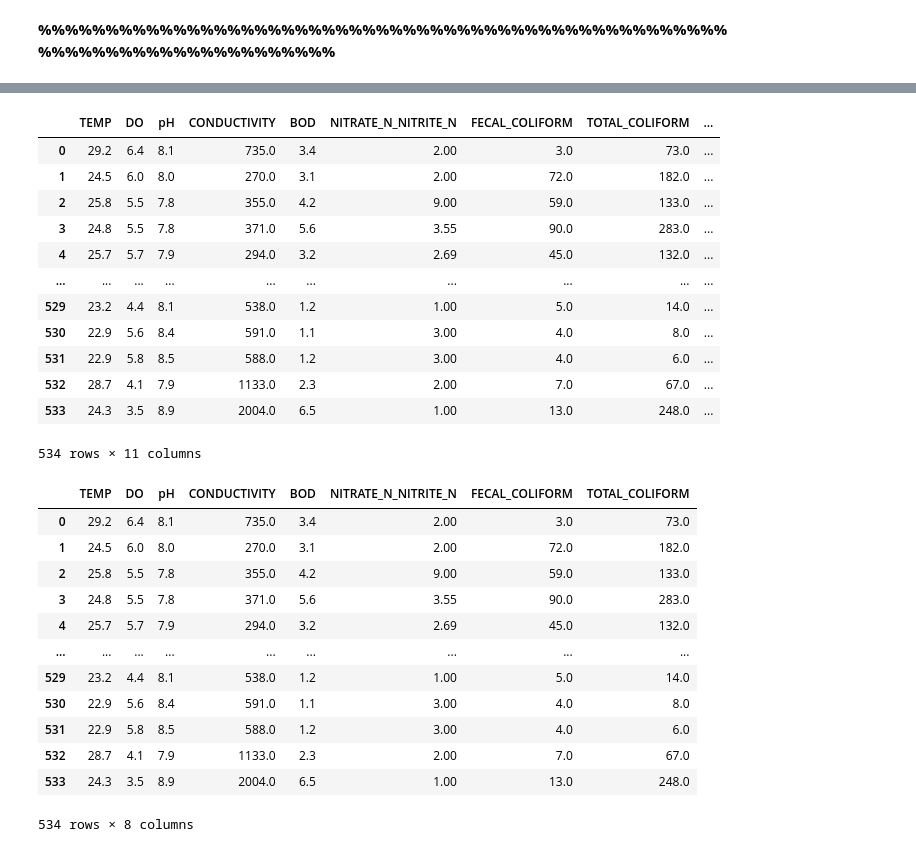
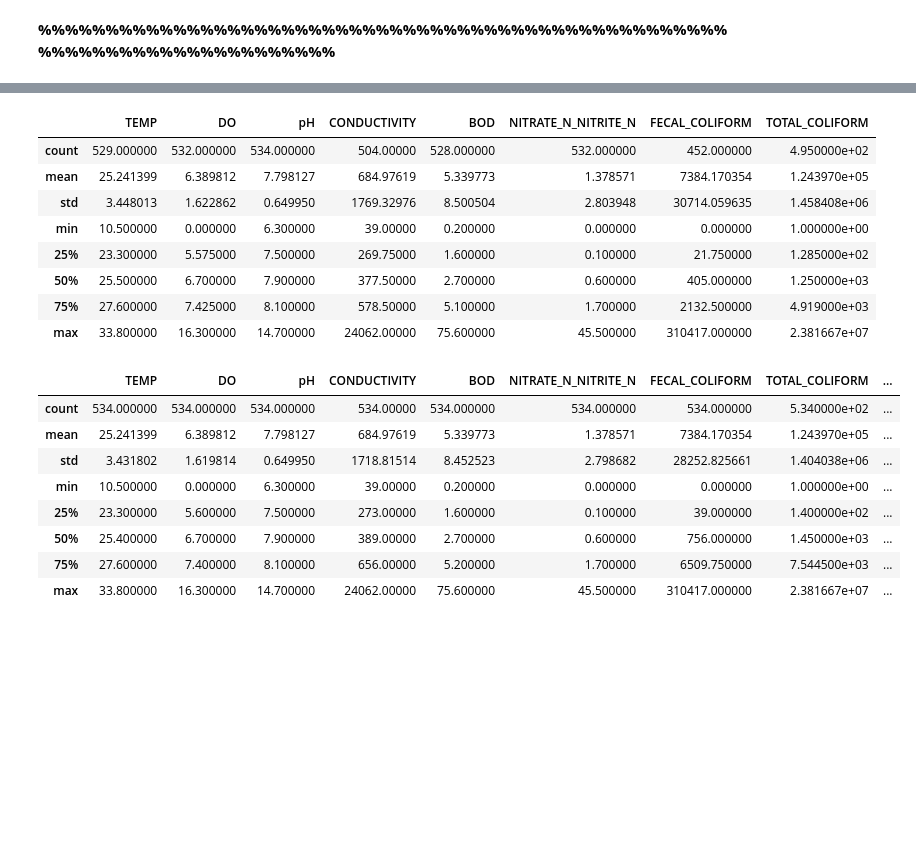
Before and after one commit to M-Isaiah/Machine_L_R, a Jupyter notebook: BOD_DATA_VISUALIZATION.ipynb, the cells around one changed output, grey strips where cells are left out. Cells and saved outputs as stored; diff of their text form; code cells hidden in the pictures; blank space fills up the shorter version.

```diff
--- a/BOD_DATA_VISUALIZATION.ipynb
+++ b/BOD_DATA_VISUALIZATION.ipynb
@@ -18 +13,3 @@ bod=pd.read_csv('/content/gdrive/MyDrive/Machine Learning/bod.csv')
+# %%
+bod=pd.read_csv('https://raw.githubusercontent.com/M-Isaiah/Machine_L_R/main/bod.csv')
 # %%
@@ -50,6 +59,6 @@ From the above information, it is apparent that a few data is missing
 # %%
-#In this section, we drop off the columns which are not of interest and generate a new data frame: bod1
+#In this section, we drop off the columns which are not of interest and generate a new data frame: bod1, which has the missing values imputed
 from sklearn.impute import SimpleImputer
-imputer=SimpleImputer(strategy='constant')
+imputer=SimpleImputer(strategy='mean')
+bod.drop(['STATION CODE','LOCATIONS','STATE'],axis=1,inplace=True)
 bod1=pd.DataFrame(imputer.fit_transform(bod),columns=bod.columns)
-bod1.drop(['STATION CODE','LOCATIONS','STATE'],axis=1,inplace=True)
@@ -71,11 +98 @@ bod1
 534 rows × 8 columns
-# %%
-#In this section, for purposes of analysis, we drop replace all the missing values with 0
-bod1['TEMP'].replace('missing_value',0,inplace=True)
-bod1['DO'].replace('missing_value',0,inplace=True)
-bod1['pH'].replace('missing_value',0,inplace=True)
-bod1['CONDUCTIVITY'].replace('missing_value',0,inplace=True)
-bod1['BOD'].replace('missing_value',0,inplace=True)
-bod1['NITRATE_N_NITRITE_N'].replace('missing_value',0,inplace=True)
-bod1['FECAL_COLIFORM'].replace('missing_value',0,inplace=True)
-bod1['TOTAL_COLIFORM'].replace('missing_value',0,inplace=True)
@@ -101,0 +108,6 @@ In the above information therefore, the dataset is complete, with all the missin
+# %%
+from sklearn.preprocessing import StandardScaler
+scaler=StandardScaler()
+scaler.fit(bod1)
+StandardScaler(copy=True,with_mean=True, with_std=True)
+scaled_data=scaler.transform(bod1)
@@ -247,16 +275,24 @@ pearson_corr.T
+# %%
+bod.describe()
+# %% [output]
+|  | TEMP | DO | pH | CONDUCTIVITY | BOD | NITRATE_N_NITRITE_N | FECAL_COLIFORM | TOTAL_COLIFORM |
+| count | 529.000000 | 532.000000 | 534.000000 | 504.00000 | 528.000000 | 532.000000 | 452.000000 | 4.950000e+02 |
+| mean | 25.241399 | 6.389812 | 7.798127 | 684.97619 | 5.339773 | 1.378571 | 7384.170354 | 1.243970e+05 |
+| std | 3.448013 | 1.622862 | 0.649950 | 1769.32976 | 8.500504 | 2.803948 | 30714.059635 | 1.458408e+06 |
+| min | 10.500000 | 0.000000 | 6.300000 | 39.00000 | 0.200000 | 0.000000 | 0.000000 | 1.000000e+00 |
+| 25% | 23.300000 | 5.575000 | 7.500000 | 269.75000 | 1.600000 | 0.100000 | 21.750000 | 1.285000e+02 |
+| 50% | 25.500000 | 6.700000 | 7.900000 | 377.50000 | 2.700000 | 0.600000 | 405.000000 | 1.250000e+03 |
+| 75% | 27.600000 | 7.425000 | 8.100000 | 578.50000 | 5.100000 | 1.700000 | 2132.500000 | 4.919000e+03 |
+| max | 33.800000 | 16.300000 | 14.700000 | 24062.00000 | 75.600000 | 45.500000 | 310417.000000 | 2.381667e+07 |
 # %%
-bod1
+bod1.describe()
 # %% [output]
 |  | TEMP | DO | pH | CONDUCTIVITY | BOD | NITRATE_N_NITRITE_N | FECAL_COLIFORM | TOTAL_COLIFORM | ... |
-| 0 | 29.2 | 6.4 | 8.1 | 735.0 | 3.4 | 2.00 | 3.0 | 73.0 | ... |
-| 1 | 24.5 | 6.0 | 8.0 | 270.0 | 3.1 | 2.00 | 72.0 | 182.0 | ... |
-| 2 | 25.8 | 5.5 | 7.8 | 355.0 | 4.2 | 9.00 | 59.0 | 133.0 | ... |
-| 3 | 24.8 | 5.5 | 7.8 | 371.0 | 5.6 | 3.55 | 90.0 | 283.0 | ... |
-| 4 | 25.7 | 5.7 | 7.9 | 294.0 | 3.2 | 2.69 | 45.0 | 132.0 | ... |
-| ... | ... | ... | ... | ... | ... | ... | ... | ... | ... |
-| 529 | 23.2 | 4.4 | 8.1 | 538.0 | 1.2 | 1.00 | 5.0 | 14.0 | ... |
-| 530 | 22.9 | 5.6 | 8.4 | 591.0 | 1.1 | 3.00 | 4.0 | 8.0 | ... |
-| 531 | 22.9 | 5.8 | 8.5 | 588.0 | 1.2 | 3.00 | 4.0 | 6.0 | ... |
-| 532 | 28.7 | 4.1 | 7.9 | 1133.0 | 2.3 | 2.00 | 7.0 | 67.0 | ... |
-| 533 | 24.3 | 3.5 | 8.9 | 2004.0 | 6.5 | 1.00 | 13.0 | 248.0 | ... |
+| count | 534.000000 | 534.000000 | 534.000000 | 534.00000 | 534.000000 | 534.000000 | 534.000000 | 5.340000e+02 | ... |
+| mean | 25.241399 | 6.389812 | 7.798127 | 684.97619 | 5.339773 | 1.378571 | 7384.170354 | 1.243970e+05 | ... |
+| std | 3.431802 | 1.619814 | 0.649950 | 1718.81514 | 8.452523 | 2.798682 | 28252.825661 | 1.404038e+06 | ... |
+| min | 10.500000 | 0.000000 | 6.300000 | 39.00000 | 0.200000 | 0.000000 | 0.000000 | 1.000000e+00 | ... |
+| 25% | 23.300000 | 5.600000 | 7.500000 | 273.00000 | 1.600000 | 0.100000 | 39.000000 | 1.400000e+02 | ... |
+| 50% | 25.400000 | 6.700000 | 7.900000 | 389.00000 | 2.700000 | 0.600000 | 756.000000 | 1.450000e+03 | ... |
+| 75% | 27.600000 | 7.400000 | 8.100000 | 656.00000 | 5.200000 | 1.700000 | 6509.750000 | 7.544500e+03 | ... |
+| max | 33.800000 | 16.300000 | 14.700000 | 24062.00000 | 75.600000 | 45.500000 | 310417.000000 | 2.381667e+07 | ... |
-534 rows × 11 columns
@@ -267,16 +298,0 @@ bod2=bod1
-# %%
-bod2
-# %% [output]
-|  | TEMP | DO | pH | CONDUCTIVITY | BOD | NITRATE_N_NITRITE_N | FECAL_COLIFORM | TOTAL_COLIFORM |
-| 0 | 29.2 | 6.4 | 8.1 | 735.0 | 3.4 | 2.00 | 3.0 | 73.0 |
-| 1 | 24.5 | 6.0 | 8.0 | 270.0 | 3.1 | 2.00 | 72.0 | 182.0 |
-| 2 | 25.8 | 5.5 | 7.8 | 355.0 | 4.2 | 9.00 | 59.0 | 133.0 |
-| 3 | 24.8 | 5.5 | 7.8 | 371.0 | 5.6 | 3.55 | 90.0 | 283.0 |
-| 4 | 25.7 | 5.7 | 7.9 | 294.0 | 3.2 | 2.69 | 45.0 | 132.0 |
-| ... | ... | ... | ... | ... | ... | ... | ... | ... |
-| 529 | 23.2 | 4.4 | 8.1 | 538.0 | 1.2 | 1.00 | 5.0 | 14.0 |
-| 530 | 22.9 | 5.6 | 8.4 | 591.0 | 1.1 | 3.00 | 4.0 | 8.0 |
-| 531 | 22.9 | 5.8 | 8.5 | 588.0 | 1.2 | 3.00 | 4.0 | 6.0 |
-| 532 | 28.7 | 4.1 | 7.9 | 1133.0 | 2.3 | 2.00 | 7.0 | 67.0 |
-| 533 | 24.3 | 3.5 | 8.9 | 2004.0 | 6.5 | 1.00 | 13.0 | 248.0 |
-534 rows × 8 columns
```
Also changed, not shown: parts of 54 cells of this notebook.
